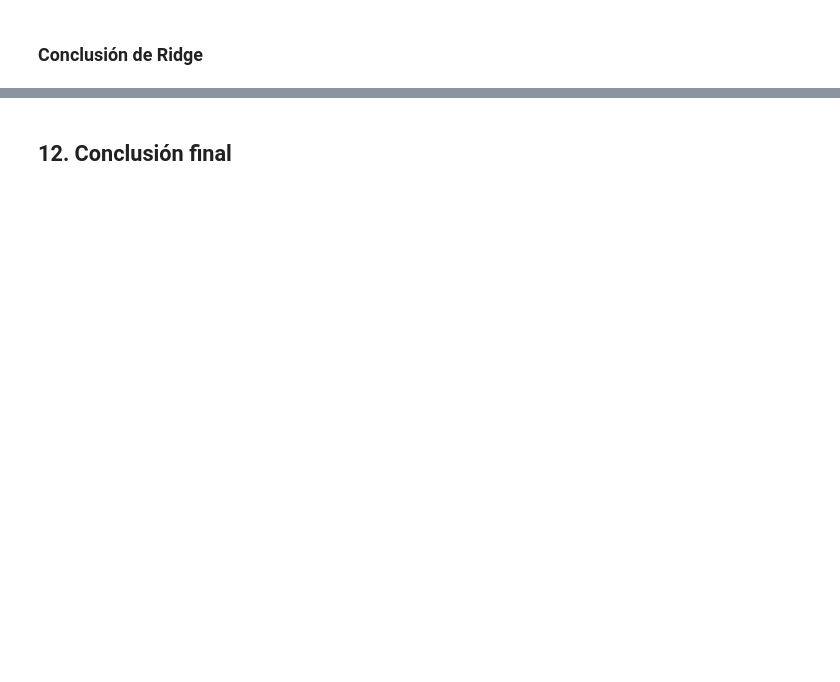
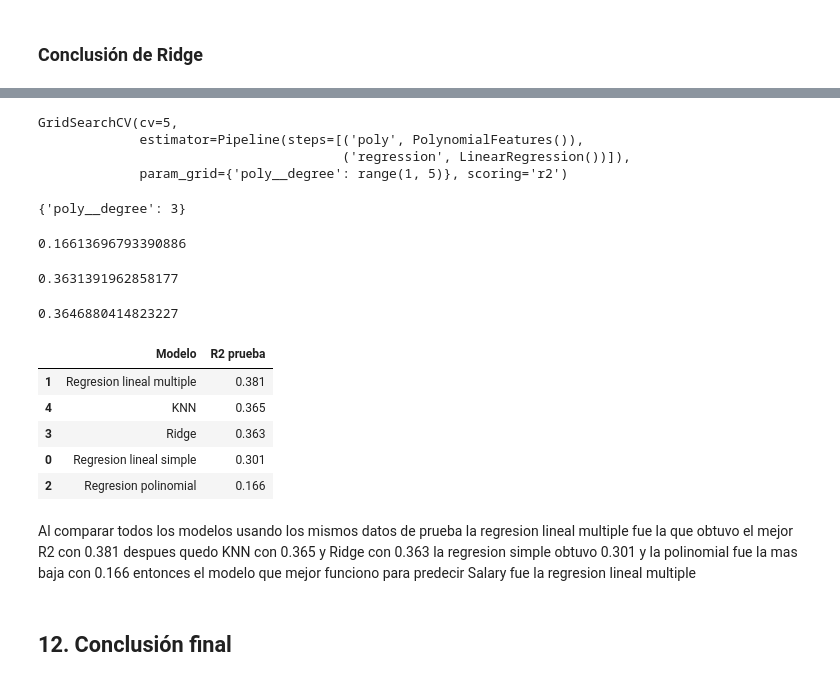
Before and after one commit to Mafergomezf/LABORATORIO_DE_APRENDIZAJE_ESTADISTICO, a Jupyter notebook: Clases Resueltas/EXAMEN1.ipynb, the cells around one changed output, grey strips where cells are left out. Saved outputs shown, nothing was run; the diff lists cells and outputs as text; code cells hidden in the pictures; blank space fills up the shorter version.

```diff
--- a/Clases Resueltas/EXAMEN1.ipynb
+++ b/Clases Resueltas/EXAMEN1.ipynb
@@ -723,0 +419,2 @@ comparacion.sort_values('R2 prueba', ascending=False).round(3)
+# %%
+pred_knn = grid_knn.predict(X_test)
@@ -724,2 +476,76 @@ comparacion.sort_values('R2 prueba', ascending=False).round(3)
+# %%
+param_grid = {
+    'poly__degree': range(1, 5)
+}
+# %%
+grid_poly = GridSearchCV(
+    model_poly,
+    param_grid,
+    cv=5,
+    scoring='r2'
+)
+
+grid_poly.fit(X_train_simple, y_train)
+# %% [output]
+GridSearchCV(cv=5,
+             estimator=Pipeline(steps=[('poly', PolynomialFeatures()),
+                                       ('regression', LinearRegression())]),
+             param_grid={'poly__degree': range(1, 5)}, scoring='r2')
+# %%
+grid_poly.best_params_
+# %% [output]
+{'poly__degree': 3}
+# %%
+pred_poly = grid_poly.predict(X_test_simple)
+
+r2_poly_test = r2_score(
+    y_pred=pred_poly,
+    y_true=y_test
+)
+
+r2_poly_test
+# %% [output]
+0.16613696793390886
+# %%
+#Ridge
+r2_ridge
+# %% [output]
+0.3631391962858177
+# %%
+#KNN
+r2_knn
+# %% [output]
+0.3646880414823227
+# %%
+comparacion = pd.DataFrame({
+    'Modelo': [
+        'Regresion lineal simple',
+        'Regresion lineal multiple',
+        'Regresion polinomial',
+        'Ridge',
+        'KNN'
+    ],
+    'R2 prueba': [
+        r2_simple_test,
+        r2_multiple_test,
+        r2_poly_test,
+        r2_ridge,
+        r2_knn
+    ]
+})
+
+comparacion.sort_values('R2 prueba', ascending=False).round(3)
+# %% [output]
+|  | Modelo | R2 prueba |
+| 1 | Regresion lineal multiple | 0.381 |
+| 4 | KNN | 0.365 |
+| 3 | Ridge | 0.363 |
+| 0 | Regresion lineal simple | 0.301 |
+| 2 | Regresion polinomial | 0.166 |
+# %% [markdown]
+Al comparar todos los modelos usando los mismos datos de prueba la regresion lineal multiple fue la que obtuvo el mejor R2 con 0.381
+despues quedo KNN con 0.365 y Ridge con 0.363
+la regresion simple obtuvo 0.301 y la polinomial fue la mas baja con 0.166
+entonces el modelo que mejor funciono para predecir Salary fue la regresion lineal multiple
 # %% [markdown]
 ## 12. Conclusión final
```
Also changed, not shown: parts of 78 cells of this notebook.
